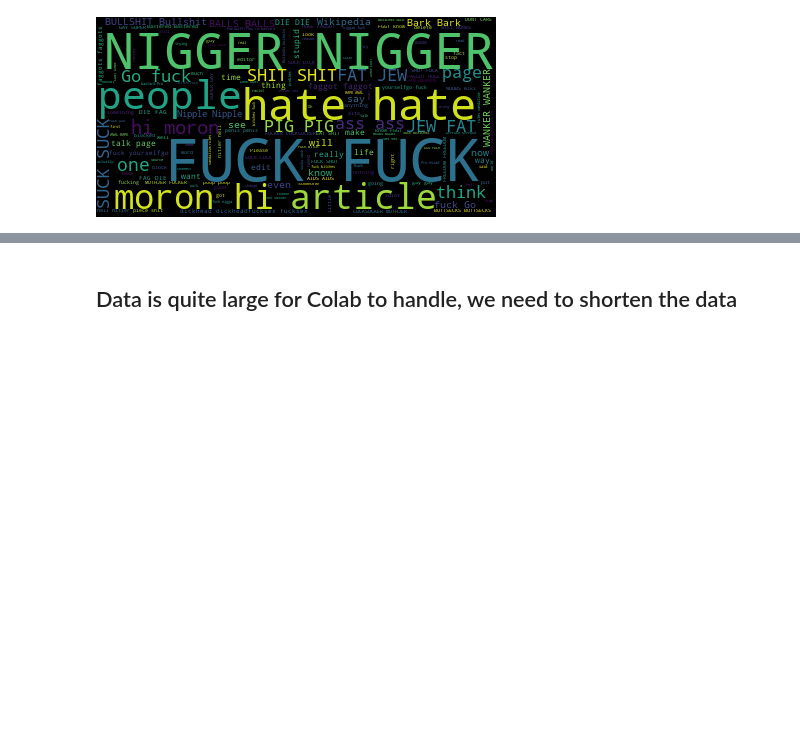
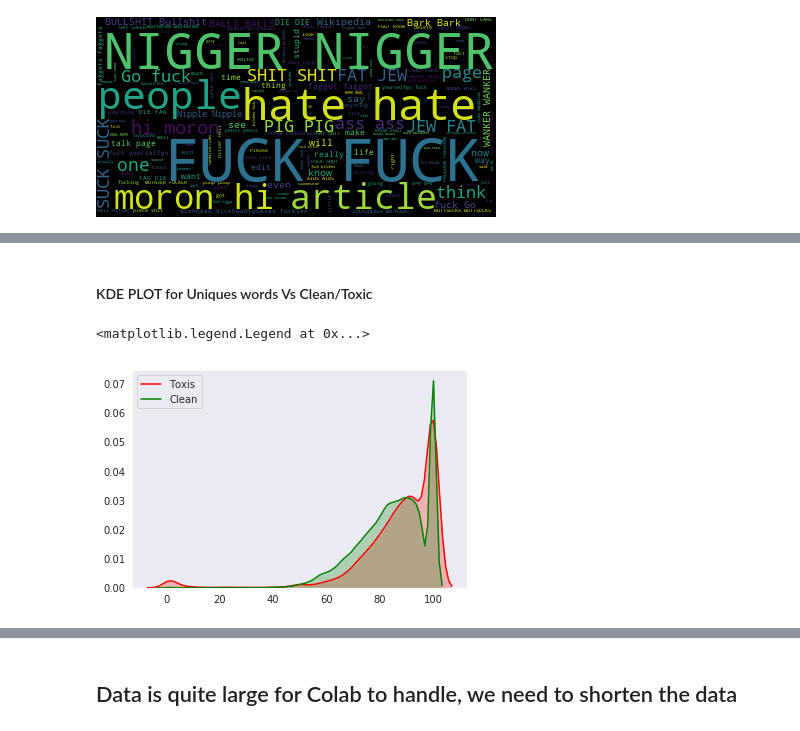
Before and after one commit to shivam-kotwalia/data-science-project, a Jupyter notebook: Multi_label_and_multi_class_classification_NLP.ipynb, the cells around one changed output, grey strips where cells are left out. Drawn from its saved outputs; the diff is of its cells as text; code cells hidden in the pictures; blank space fills up the shorter version.

```diff
--- a/Multi_label_and_multi_class_classification_NLP.ipynb
+++ b/Multi_label_and_multi_class_classification_NLP.ipynb
@@ -150,0 +181,9 @@ df["word_count"] = df.comm
+# %% [markdown]
+####  KDE PLOT for Uniques words Vs Clean/Toxic
+# %%
+sns.kdeplot(df.loc[df.clean== False, "unique_word_count"]/df.loc[df.clean== False, "word_count"]*100, shade=True, label="Toxis", color="red")
+sns.kdeplot(df.loc[df.clean== True,  "unique_word_count"]/df.loc[df.clean== True, "word_count"]*100, shade=True, label= "Clean", color="g")
+plt.legend()
+# %% [output]
+<matplotlib.legend.Legend at 0x...>
+[figure, added]
```
Also changed, not shown: parts of 8 cells of this notebook.
